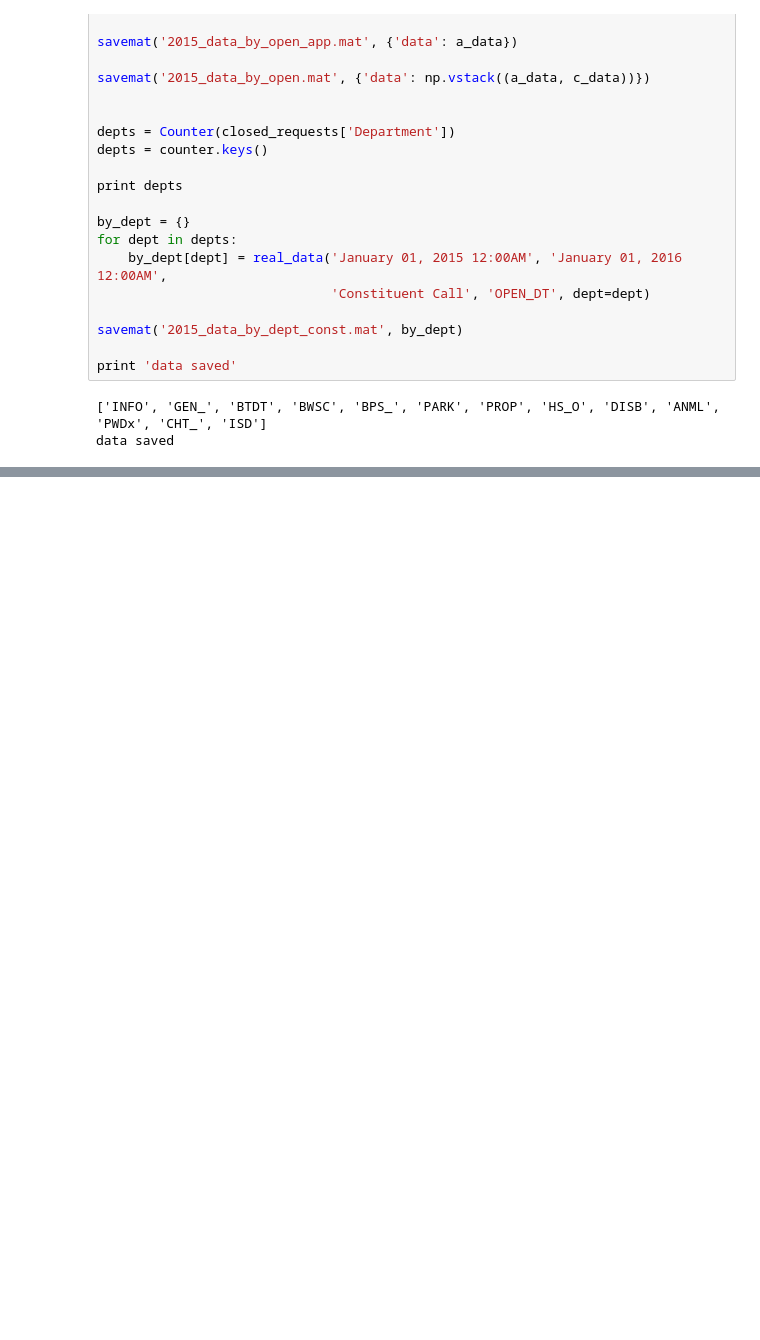
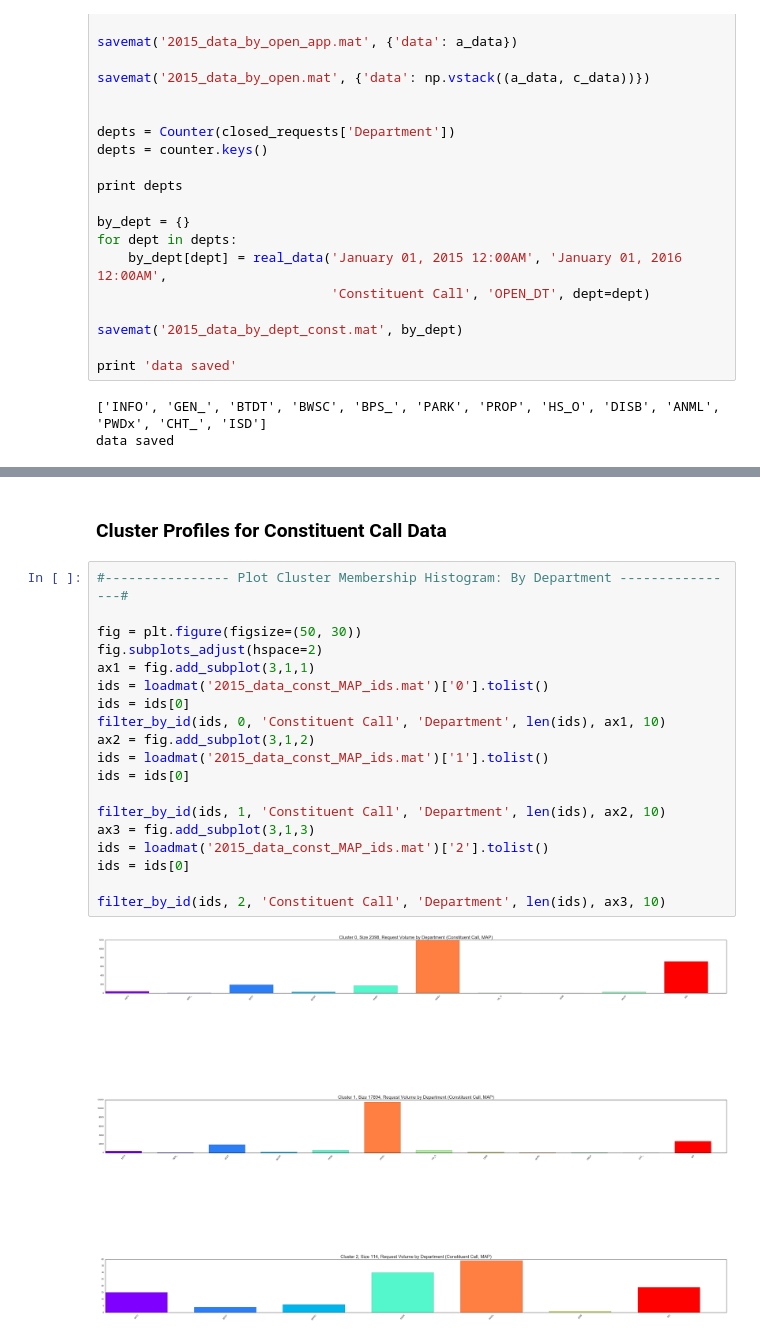
Before and after one commit to onefishy/Boston311, a Jupyter notebook: Code/EM for MLE and MAP.ipynb, the cells around one changed output, grey strips where cells are left out. Saved outputs shown, nothing was run; the diff lists cells and outputs as text; blank space fills up the shorter version.

```diff
--- a/Code/EM for MLE and MAP.ipynb
+++ b/Code/EM for MLE and MAP.ipynb
@@ -1017,0 +1107,23 @@ data saved
+# %% [markdown]
+### Cluster Profiles for Constituent Call Data
+# %%
+#---------------- Plot Cluster Membership Histogram: By Department ----------------#
+
+fig = plt.figure(figsize=(50, 30))
+fig.subplots_adjust(hspace=2)
+ax1 = fig.add_subplot(3,1,1)
+ids = loadmat('2015_data_const_MAP_ids.mat')['0'].tolist()
+ids = ids[0]
+filter_by_id(ids, 0, 'Constituent Call', 'Department', len(ids), ax1, 10)
+ax2 = fig.add_subplot(3,1,2)
+ids = loadmat('2015_data_const_MAP_ids.mat')['1'].tolist()
+ids = ids[0]
+
+filter_by_id(ids, 1, 'Constituent Call', 'Department', len(ids), ax2, 10)
+ax3 = fig.add_subplot(3,1,3)
+ids = loadmat('2015_data_const_MAP_ids.mat')['2'].tolist()
+ids = ids[0]
+
+filter_by_id(ids, 2, 'Constituent Call', 'Department', len(ids), ax3, 10)
+# %% [output]
+[figure, added]
```
Also changed, not shown: parts of 12 cells of this notebook.
